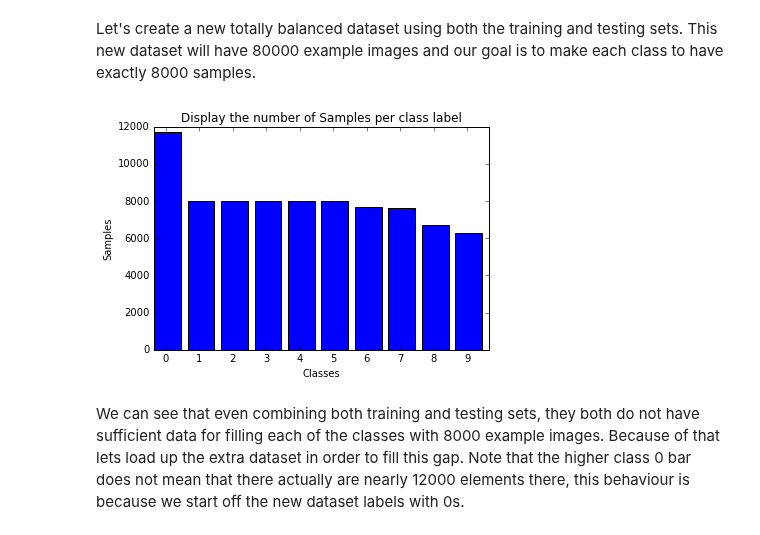
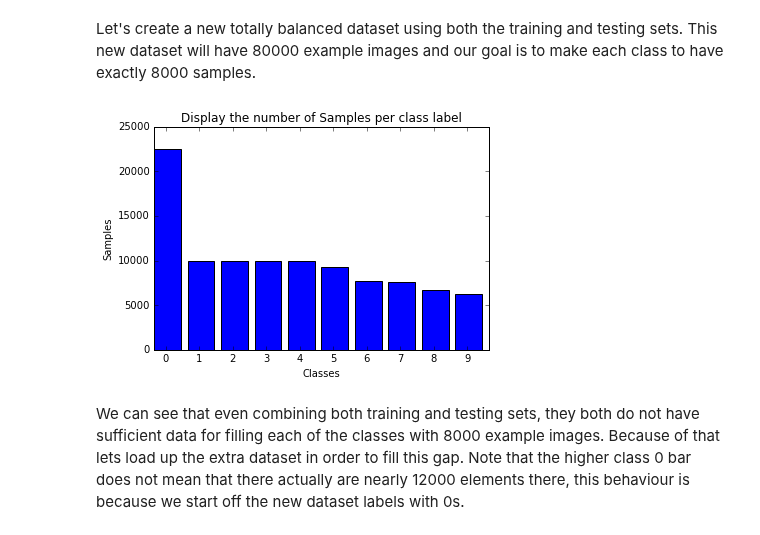
Before and after one commit to thalles753/machine-learning, a Jupyter notebook: projects/capstone/my_project/image_segmentation_recognizer.ipynb, the cells around one changed output. Drawn from its saved outputs; the diff is of its cells as text; code cells hidden in the pictures.

```diff
--- a/projects/capstone/my_project/image_segmentation_recognizer.ipynb
+++ b/projects/capstone/my_project/image_segmentation_recognizer.ipynb
@@ -176,41 +175,41 @@ print calculate_dataset_distribution_rate(train_labels)
 # %% [markdown]
 Let's create a new totally balanced dataset using both the training and testing sets. This new dataset will have 80000 example images and our goal is to make each class to have exactly 8000 samples.
 # %%
-NEW_DATASET_SIZE = 80000
+NEW_DATASET_SIZE = 100000
 dataset = np.zeros(shape=(NEW_DATASET_SIZE, image_size, image_size, number_of_channels), dtype=np.uint8)
 labels = np.zeros(shape=(NEW_DATASET_SIZE, 1), dtype=np.uint8)
 
 distribution = [0,0,0,0,0,0,0,0,0,0]
 SAMPLE_LIMIT_PER_CLASS = NEW_DATASET_SIZE / 10
 new_data_index = 0
 
 index_train = 0
 for label in train_labels:
     if distribution[label] < SAMPLE_LIMIT_PER_CLASS:
         dataset[new_data_index,:,:,:] = train_dataset[index_train]
         labels[new_data_index,:] = label
         distribution[label] += 1
         new_data_index += 1
         index_train += 1
 
 index_test = 0
 for label in test_labels:
     if distribution[label] < SAMPLE_LIMIT_PER_CLASS:
         dataset[new_data_index,:,:,:] = test_dataset[index_test]
         labels[new_data_index,:] = label
         distribution[label] += 1
         new_data_index += 1
         index_test += 1
 
 # free up memory from the notebook cache
 %xdel train_dataset
 %xdel train_labels
 %xdel test_dataset
 %xdel test_labels
 
 display_data_distribution(labels.reshape(NEW_DATASET_SIZE))
 # %% [output]
-[figure, old version]
+[figure, new version]
 # %% [markdown]
 We can see that even combining both training and testing sets, they both do not have sufficient data for filling each of the classes with 8000 example images. Because of that lets load up the extra dataset in order to fill this gap. Note that the higher class 0 bar does not mean that there actually are nearly 12000 elements there, this behaviour is because we start off the new dataset labels with 0s.
 # %%
```
Also changed, not shown: parts of 6 cells of this notebook, 1 other file.
